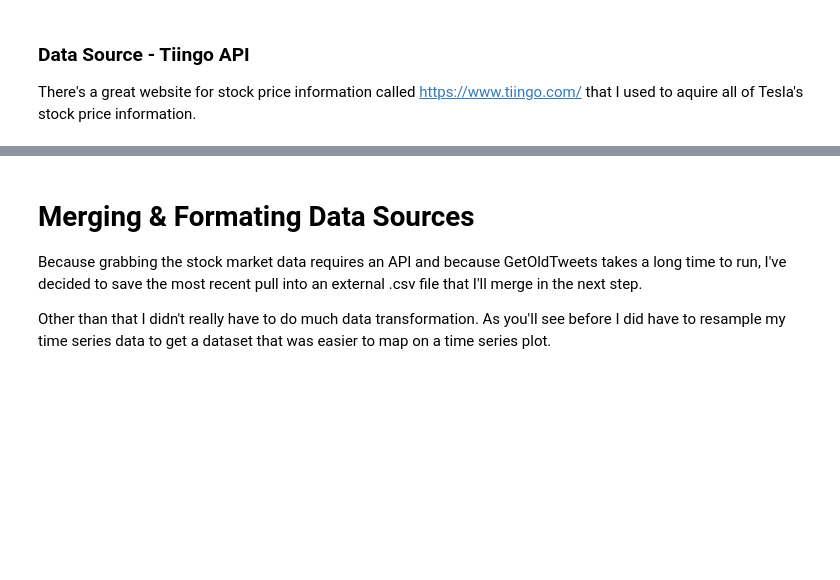
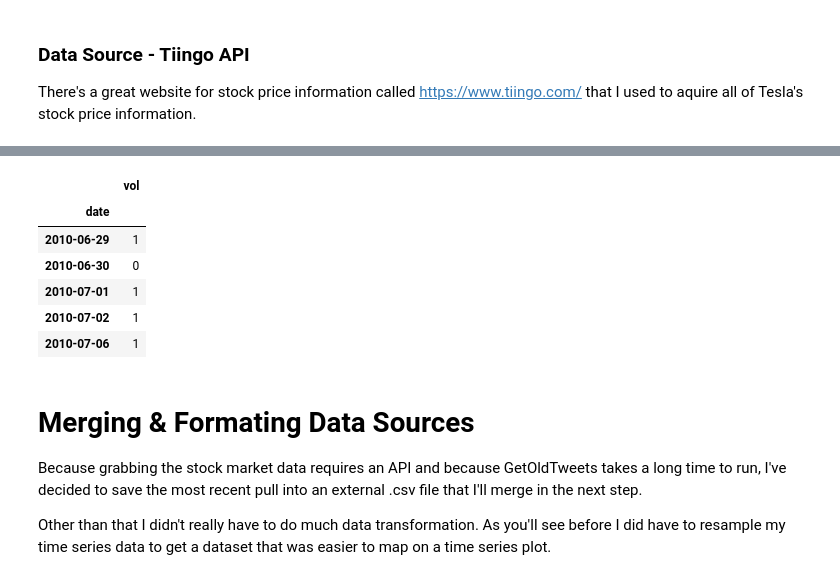
Before and after one commit to mono2010/Elon-Musk-Tweet-Classifier, a Jupyter notebook: elon_tweets.ipynb, the cells around one changed output, grey strips where cells are left out. Saved outputs shown, nothing was run; the diff lists cells and outputs as text; code cells hidden in the pictures; blank space fills up the shorter version.

```diff
--- a/elon_tweets.ipynb
+++ b/elon_tweets.ipynb
@@ -86,5 +94,13 @@ There's a great website for stock price information called https://www.tiingo.co
 # %%
 # creating target variable
-# test_price['vol'] = (abs((test_price['open']-test_price['close'])/test_price['open']) > 0.03).astype(int)
-# test_price[['vol']].head() # data check
+test_price['vol'] = (abs((test_price['open']-test_price['close'])/test_price['open']) > 0.08).astype(int)
+test_price[['vol']].head() # data check
+# %% [output]
+|  | vol |
+| date |  |
+| 2010-06-29 | 1 |
+| 2010-06-30 | 0 |
+| 2010-07-01 | 1 |
+| 2010-07-02 | 1 |
+| 2010-07-06 | 1 |
 # %%
```
Also changed, not shown: parts of 22 cells of this notebook, 5 other files.
